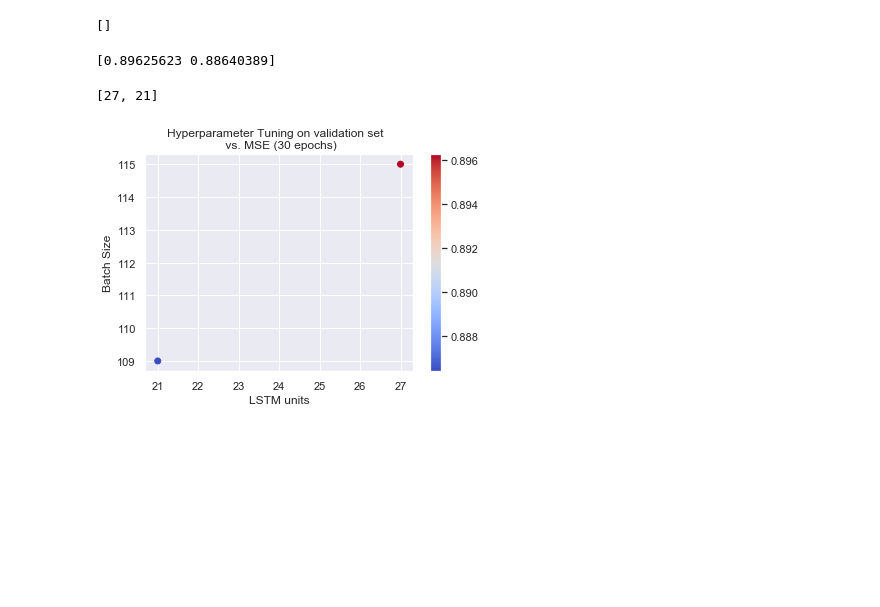
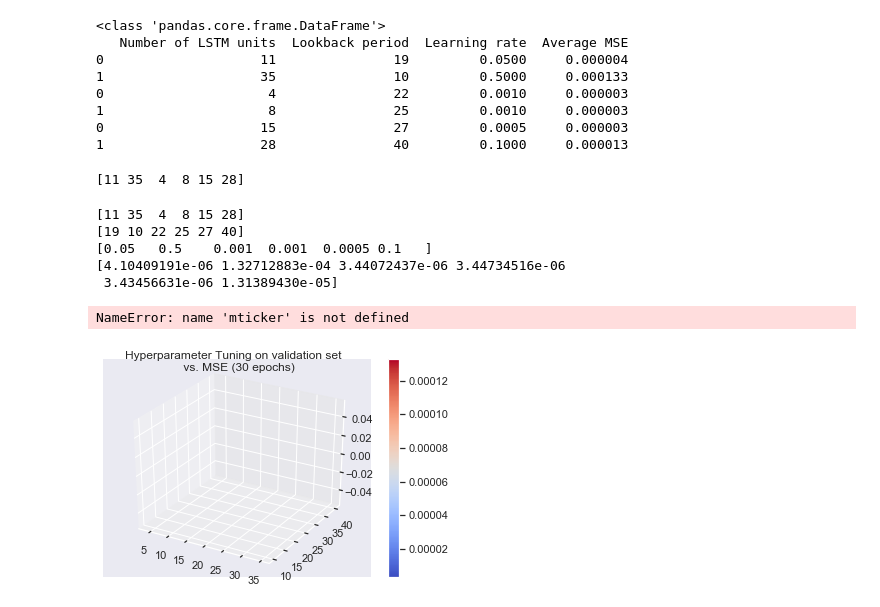
Before and after one commit to dblim/cs229project-lim-lundgren, a Jupyter notebook: src/output/LSTM_tuning/Tuning_plot.ipynb, the cells around one changed output. Cells and saved outputs as stored; diff of their text form; code cells hidden in the pictures; blank space fills up the shorter version.

```diff
--- a/src/output/LSTM_tuning/Tuning_plot.ipynb
+++ b/src/output/LSTM_tuning/Tuning_plot.ipynb
@@ -5,39 +6,71 @@ import matplotlib.pyplot as plt
 import seaborn
 import glob, os
 # %%
-path = '/random_samples'                  # use your path
+# Code taken from https://stackoverflow.com/questions/20906474/import-multiple-csv-files-into-pandas-and-concatenate-into-one-dataframe
+
+path = 'random_samples'                  # use your path
 all_files = glob.glob(os.path.join(path, "*.csv"))
 list = []
 for filename in all_files:
     df = pd.read_csv(filename, index_col=None, header=0)
     list.append(df)
-print(list)
 
-#df.reset_index(drop=True, inplace=True)
+
+df = pd.concat(list, axis=0, ignore_index=False)
+
+print(type(df))
+print(df)
 # %% [output]
-[]
+<class 'pandas.core.frame.DataFrame'>
+   Number of LSTM units  Lookback period  Learning rate  Average MSE
+0                    11               19         0.0500     0.000004
+1                    35               10         0.5000     0.000133
+0                     4               22         0.0010     0.000003
+1                     8               25         0.0010     0.000003
+0                    15               27         0.0005     0.000003
+1                    28               40         0.1000     0.000013
 # %%
-LSTM_units = list(df['Number of LSTM units'])
-lookback = list(df['Lookback period'])
-learning_rate = list(df['Learning Rate'])
-Avg_MSE = np.power((list(df['Average MSE'])),0.01)
-print(Avg_MSE)
+LSTM_units =df['Number of LSTM units'].values
+lookback = df['Lookback period'].values
+learning_rate = df['Learning rate'].values
+Avg_MSE = df['Average MSE'].values
-# %% [output]
-[0.89625623 0.88640389]
 # %%
 print(LSTM_units)
 # %% [output]
-[27, 21]
+[11 35  4  8 15 28]
 # %%
 jet=plt.get_cmap('coolwarm')
 # %%
-plt.scatter(LSTM_units, lookback, learning_rate, c=Avg_MSE, cmap=jet)
-plt.xlabel('LSTM units')
-plt.ylabel('Batch Size')
+fig = plt.figure()
+ax = fig.add_subplot(111, projection='3d')
+xs = LSTM_units
+ys = lookback
+zs = learning_rate
+c = Avg_MSE
+
+print(xs)
+print(ys)
+print(zs)
+print(c)
+plt.scatter(xs,ys,np.log10(zs), c=c, cmap=jet)
+#plt.xlabel('LSTM units')
+#plt.ylabel('Lookback period')
+#plt.zlabel('Learning rate')
 
 plt.title('Hyperparameter Tuning on validation set  \n vs. MSE (30 epochs)')
 plt.colorbar()
+
+def log_tick_formatter(val, pos=None):
+    return "{:.0e}".format(10**val)
+
+ax.zaxis.set_major_formatter(mticker.FuncFormatter(log_tick_formatter))
 seaborn.set()
 plt.show()
 # %% [output]
+[11 35  4  8 15 28]
+[19 10 22 25 27 40]
+[0.05   0.5    0.001  0.001  0.0005 0.1   ]
+[4.10409191e-06 1.32712883e-04 3.44072437e-06 3.44734516e-06
+ 3.43456631e-06 1.31389430e-05]
+NameError: name 'mticker' is not defined
-[figure, old version]
+[figure, new version]
```
Also changed, not shown: parts of 1 cell of this notebook.
